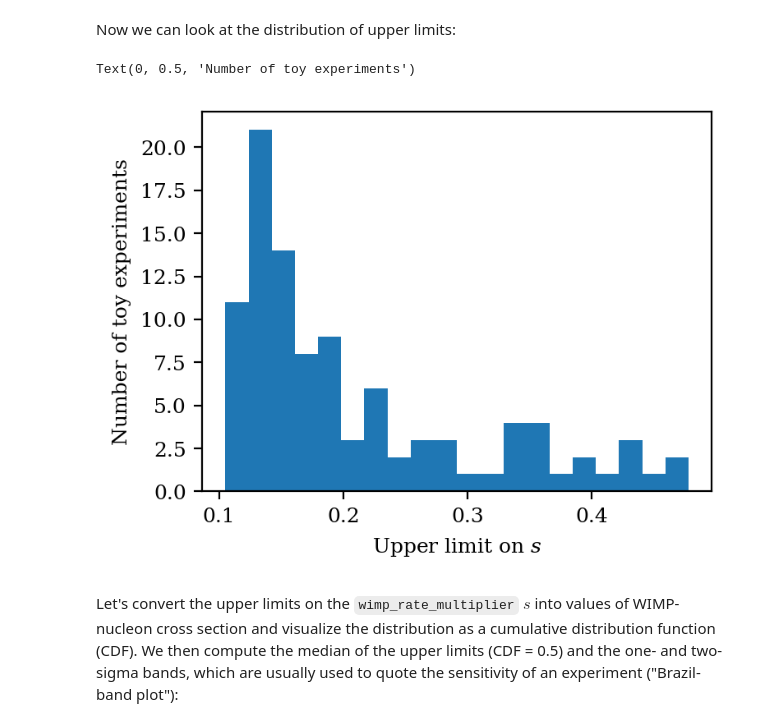
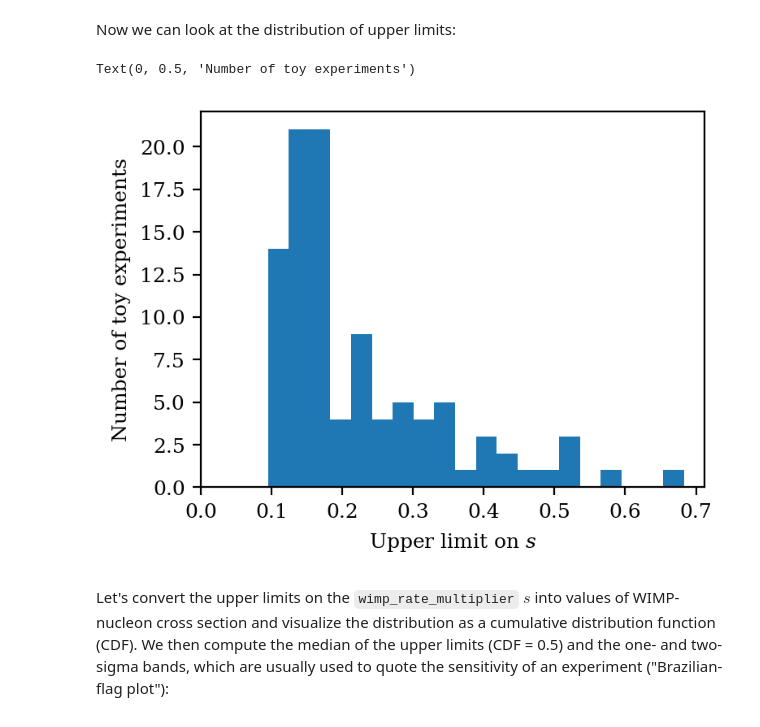
Before and after one commit to XENONnT/alea, a Jupyter notebook: notebooks/3_sensitivity.ipynb, the cells around one changed output. Saved outputs shown, nothing was run; the diff lists cells and outputs as text; code cells hidden in the pictures.

```diff
--- a/notebooks/3_sensitivity.ipynb
+++ b/notebooks/3_sensitivity.ipynb
@@ -62,20 +63,21 @@ Saving test_toymc.h5
 # %% [markdown]
 ... and load the results from the output file. Apart from the upper limits, the best-fit results for an unconstrained fit (`hypothesis=['free']`) are stored.
 # %%
-results = toyfiles_to_numpy("test_toymc.h5")
+results = toyfiles_to_numpy("out.h5")
 uls = results["free"]["ul"]
 # %% [markdown]
 Now we can look at the distribution of upper limits:
 # %%
 plt.hist(uls, bins=20)
 
+plt.xlim(0)
 plt.xlabel("Upper limit on $s$")
 plt.ylabel("Number of toy experiments")
 # %% [output]
 Text(0, 0.5, 'Number of toy experiments')
-[figure, old version]
+[figure, new version]
 # %% [markdown]
-Let's convert the upper limits on the `wimp_rate_multiplier` $s$ into values of WIMP-nucleon cross section and visualize the distribution as a cumulative distribution function (CDF). We then compute the median of the upper limits (CDF = 0.5) and the one- and two-sigma bands, which are usually used to quote the sensitivity of an experiment ("Brazil-band plot"):
+Let's convert the upper limits on the `wimp_rate_multiplier` $s$ into values of WIMP-nucleon cross section and visualize the distribution as a cumulative distribution function (CDF). We then compute the median of the upper limits (CDF = 0.5) and the one- and two-sigma bands, which are usually used to quote the sensitivity of an experiment ("Brazilian-flag plot"):
 # %%
 ref_xsec = 1e-45  # cm^2
 uls_xsec = uls * ref_xsec
```
Also changed, not shown: parts of 5 cells of this notebook, 3 other files.
